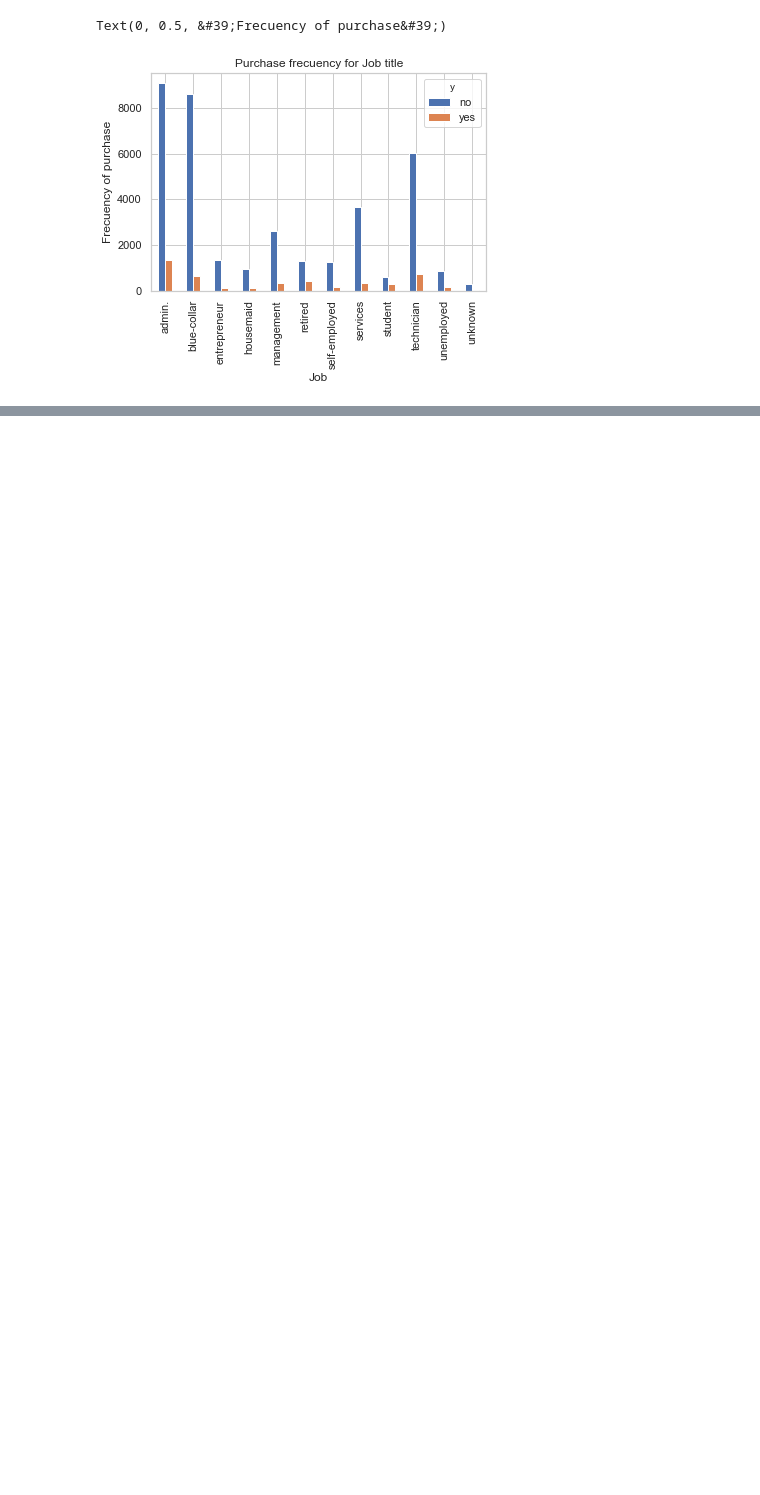
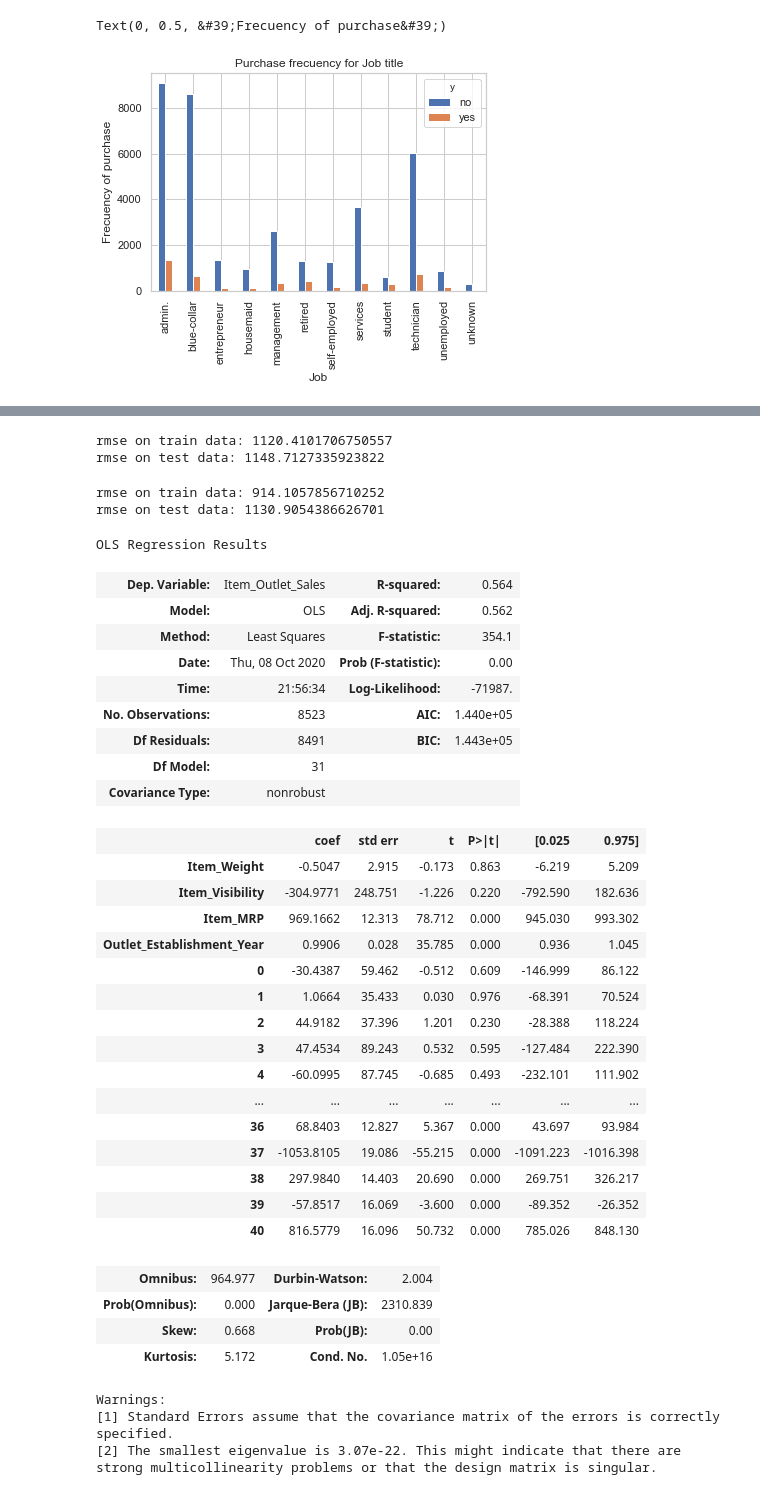
Before and after one commit to gonzalo71/TestGit, a Jupyter notebook: hoja_sucia.ipynb, the cells around one changed output, grey strips where cells are left out. Cells and saved outputs as stored; diff of their text form; code cells hidden in the pictures; blank space fills up the shorter version.

```diff
--- a/hoja_sucia.ipynb
+++ b/hoja_sucia.ipynb
@@ -101,0 +189,4 @@ Text(0, 0.5, &#39;Frecuency of purchase&#39;)
+# %%
+# merge con train_data
+train_data = train_data.join(ce_df)
+train_data.head(5)
@@ -101,0 +234,52 @@ Text(0, 0.5, &#39;Frecuency of purchase&#39;)
+# %%
+model = LinearRegression()
+modelos_aprueba(train_X,train_Y,model)
+# %% [output]
+rmse on train data: 1120.4101706750557
+rmse on test data: 1148.7127335923822
+# %%
+model = RandomForestRegressor(max_depth=10)
+modelos_aprueba(train_X,train_Y,model)
+# %% [output]
+rmse on train data: 914.1057856710252
+rmse on test data: 1130.9054386626701
+# %%
+import statsmodels.api as sm
+logic_model = sm.OLS(train_Y,train_X)
+result = logic_model.fit()
+result.summary()
+# %% [output]
+OLS Regression Results
+| Dep. Variable: | Item_Outlet_Sales | R-squared: | 0.564 |
+| Model: | OLS | Adj. R-squared: | 0.562 |
+| Method: | Least Squares | F-statistic: | 354.1 |
+| Date: | Thu, 08 Oct 2020 | Prob (F-statistic): | 0.00 |
+| Time: | 21:56:34 | Log-Likelihood: | -71987. |
+| No. Observations: | 8523 | AIC: | 1.440e+05 |
+| Df Residuals: | 8491 | BIC: | 1.443e+05 |
+| Df Model: | 31 |  |  |
+| Covariance Type: | nonrobust |  |  |
+|  | coef | std err | t | P>|t| | [0.025 | 0.975] |
+| Item_Weight | -0.5047 | 2.915 | -0.173 | 0.863 | -6.219 | 5.209 |
+| Item_Visibility | -304.9771 | 248.751 | -1.226 | 0.220 | -792.590 | 182.636 |
+| Item_MRP | 969.1662 | 12.313 | 78.712 | 0.000 | 945.030 | 993.302 |
+| Outlet_Establishment_Year | 0.9906 | 0.028 | 35.785 | 0.000 | 0.936 | 1.045 |
+| 0 | -30.4387 | 59.462 | -0.512 | 0.609 | -146.999 | 86.122 |
+| 1 | 1.0664 | 35.433 | 0.030 | 0.976 | -68.391 | 70.524 |
+| 2 | 44.9182 | 37.396 | 1.201 | 0.230 | -28.388 | 118.224 |
+| 3 | 47.4534 | 89.243 | 0.532 | 0.595 | -127.484 | 222.390 |
+| 4 | -60.0995 | 87.745 | -0.685 | 0.493 | -232.101 | 111.902 |
+| ... | ... | ... | ... | ... | ... | ... |
+| 36 | 68.8403 | 12.827 | 5.367 | 0.000 | 43.697 | 93.984 |
+| 37 | -1053.8105 | 19.086 | -55.215 | 0.000 | -1091.223 | -1016.398 |
+| 38 | 297.9840 | 14.403 | 20.690 | 0.000 | 269.751 | 326.217 |
+| 39 | -57.8517 | 16.069 | -3.600 | 0.000 | -89.352 | -26.352 |
+| 40 | 816.5779 | 16.096 | 50.732 | 0.000 | 785.026 | 848.130 |
+| Omnibus: | 964.977 | Durbin-Watson: | 2.004 |
+| Prob(Omnibus): | 0.000 | Jarque-Bera (JB): | 2310.839 |
+| Skew: | 0.668 | Prob(JB): | 0.00 |
+| Kurtosis: | 5.172 | Cond. No. | 1.05e+16 |
+Warnings:
+[1] Standard Errors assume that the covariance matrix of the errors is correctly specified.
+[2] The smallest eigenvalue is 3.07e-22. This might indicate that there are
+strong multicollinearity problems or that the design matrix is singular.
```
Also changed, not shown: parts of 16 cells of this notebook, 2 other files.
